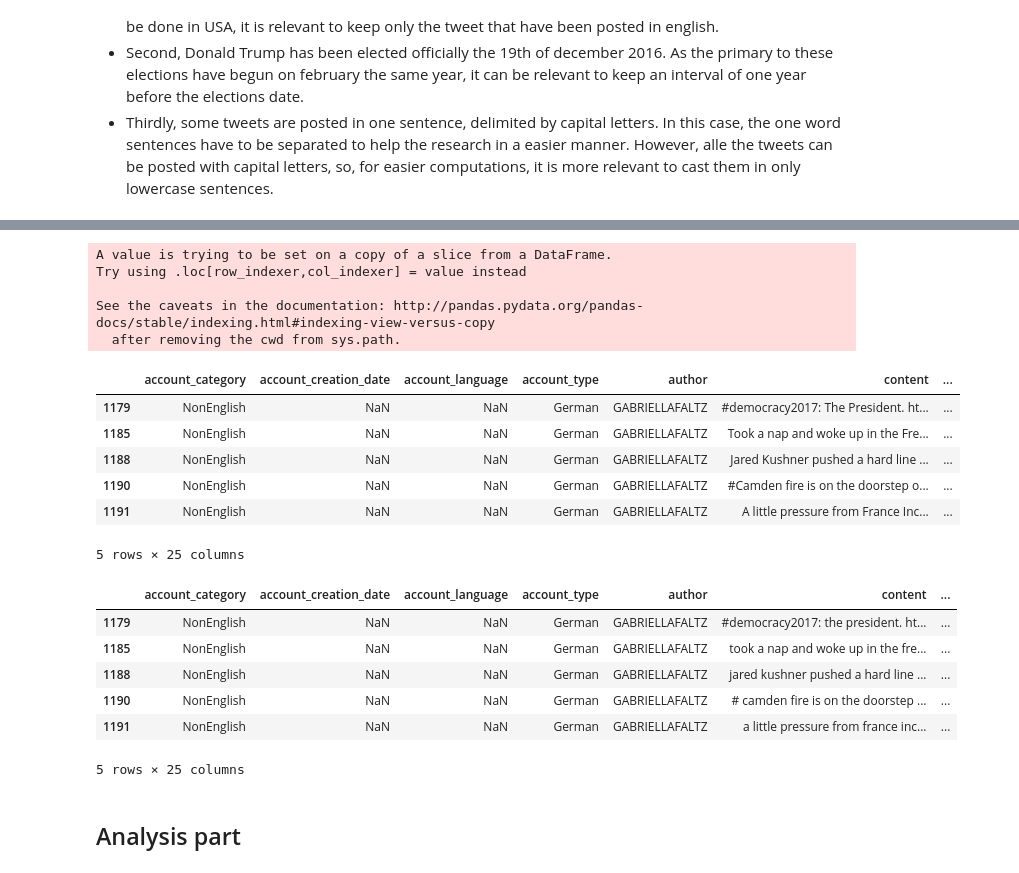
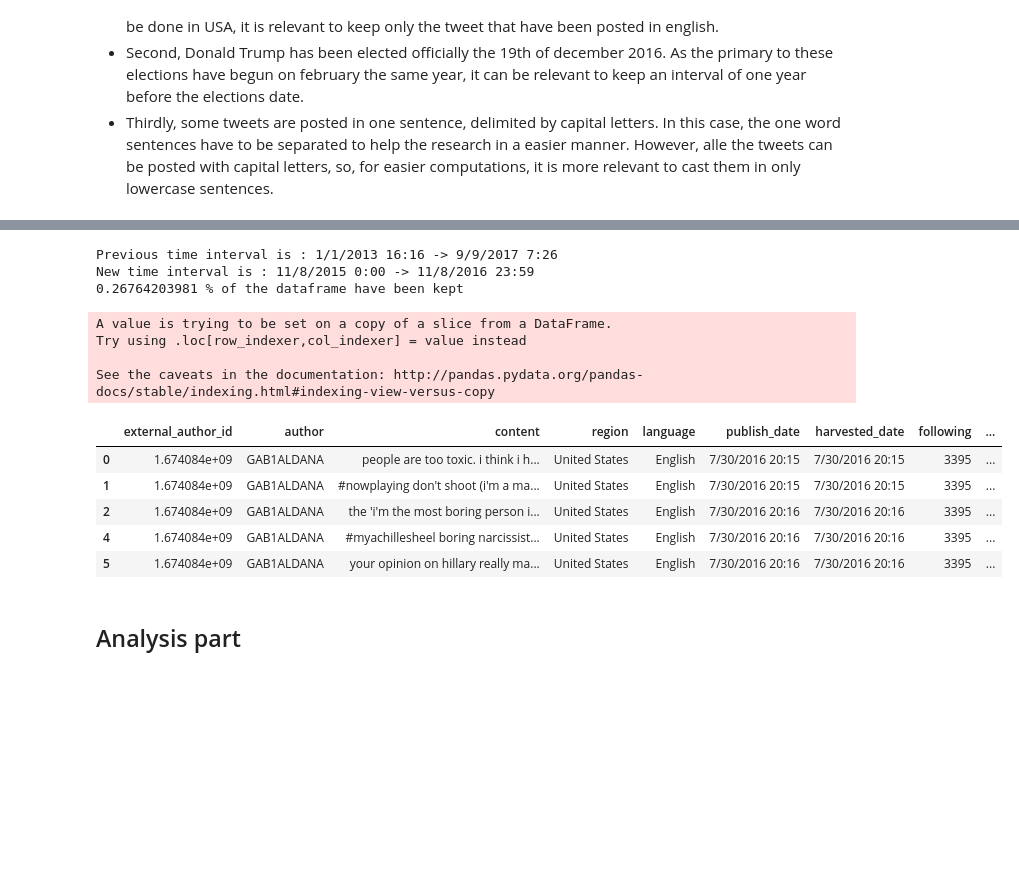
Before and after one commit to journeadrien/Project, a Jupyter notebook: python_code/project.ipynb, the cells around one changed output, grey strips where cells are left out. Cells and saved outputs as stored; diff of their text form; code cells hidden in the pictures; blank space fills up the shorter version.

```diff
--- a/python_code/project.ipynb
+++ b/python_code/project.ipynb
@@ -294,35 +293,40 @@ english_df.head()
-# %%
-# Keep only interesting dates
-end_date = 20161108
-
-english_df['publish_date'] = pd.to_datetime(english_df['publish_date'], format='%m/%d/%Y %H:%M')
-english_df = english_df[english_df['publish_date'].dt.year*10000+english_df['publish_date'].dt.month*100+english_df['publish_date'].dt.day >= end_date-10000]
-english_df = english_df[english_df['publish_date'].dt.year*10000+english_df['publish_date'].dt.month*100+english_df['publish_date'].dt.day >= end_date]
-
-english_df.head()
-# %% [output]
-A value is trying to be set on a copy of a slice from a DataFrame.
-Try using .loc[row_indexer,col_indexer] = value instead
-
-See the caveats in the documentation: http://pandas.pydata.org/pandas-docs/stable/indexing.html#indexing-view-versus-copy
-  after removing the cwd from sys.path.
-|  | account_category | account_creation_date | account_language | account_type | author | content | ... |
-| 1179 | NonEnglish | NaN | NaN | German | GABRIELLAFALTZ | #democracy2017: The President. ht... | ... |
-| 1185 | NonEnglish | NaN | NaN | German | GABRIELLAFALTZ | Took a nap and woke up in the Fre... | ... |
-| 1188 | NonEnglish | NaN | NaN | German | GABRIELLAFALTZ | Jared Kushner pushed a hard line ... | ... |
-| 1190 | NonEnglish | NaN | NaN | German | GABRIELLAFALTZ | #Camden fire is on the doorstep o... | ... |
-| 1191 | NonEnglish | NaN | NaN | German | GABRIELLAFALTZ | A little pressure from France Inc... | ... |
-5 rows × 25 columns
+# %%
+# Keep only interesting time interval
+start_date = '11/8/2015 00:00'
+end_date = '11/8/2016 23:59'
+
+print('Previous time interval is : {} -> {}'.format(english_df['publish_date'].min(), \
+                                                    english_df['publish_date'].max()))
+
+old_N = english_df.shape[0]
+
+english_df = english_df[english_df['publish_date'] <= end_date]
+english_df = english_df[english_df['publish_date'] >= start_date]
+
+print('New time interval is : {} -> {}'.format(english_df['publish_date'].min(), \
+                                               english_df['publish_date'].max()))
+new_N = english_df.shape[0]
+print('{} % of the dataframe have been kept'.format(float(new_N)/float(old_N)*100))
+# %% [output]
+Previous time interval is : 1/1/2013 16:16 -> 9/9/2017 7:26
+New time interval is : 11/8/2015 0:00 -> 11/8/2016 23:59
+0.26764203981 % of the dataframe have been kept
 # %%
 # Separate one word sentences and cast it to lowercase characters
-english_df['content'] = english_df.apply(lambda x : (' '.join(re.sub( r"([A-Z])", r" \1", x['content']).split())).lower(), axis=1)
+#english_df['content'] = english_df.apply(lambda x : (' '.join(re.sub( r"([A-Z])", r" \1", x['content']).split())).lower(), axis=1)
 #english_df['content'] = english_df.apply(lambda x : x['content'].lower(), axis=1)
+#english_df.head()
+# Only cast it to lowercase characters
+english_df['content'] = english_df.apply(lambda x : str(x['content']).lower(), axis=1)
 english_df.head()
 # %% [output]
+A value is trying to be set on a copy of a slice from a DataFrame.
+Try using .loc[row_indexer,col_indexer] = value instead
+
+See the caveats in the documentation: http://pandas.pydata.org/pandas-docs/stable/indexing.html#indexing-view-versus-copy
-|  | account_category | account_creation_date | account_language | account_type | author | content | ... |
-| 1179 | NonEnglish | NaN | NaN | German | GABRIELLAFALTZ | #democracy2017: the president. ht... | ... |
-| 1185 | NonEnglish | NaN | NaN | German | GABRIELLAFALTZ | took a nap and woke up in the fre... | ... |
-| 1188 | NonEnglish | NaN | NaN | German | GABRIELLAFALTZ | jared kushner pushed a hard line ... | ... |
-| 1190 | NonEnglish | NaN | NaN | German | GABRIELLAFALTZ | # camden fire is on the doorstep ... | ... |
-| 1191 | NonEnglish | NaN | NaN | German | GABRIELLAFALTZ | a little pressure from france inc... | ... |
+|  | external_author_id | author | content | region | language | publish_date | harvested_date | following | ... |
+| 0 | 1.674084e+09 | GAB1ALDANA | people are too toxic. i think i h... | United States | English | 7/30/2016 20:15 | 7/30/2016 20:15 | 3395 | ... |
+| 1 | 1.674084e+09 | GAB1ALDANA | #nowplaying don't shoot (i'm a ma... | United States | English | 7/30/2016 20:15 | 7/30/2016 20:15 | 3395 | ... |
+| 2 | 1.674084e+09 | GAB1ALDANA | the 'i'm the most boring person i... | United States | English | 7/30/2016 20:16 | 7/30/2016 20:16 | 3395 | ... |
+| 4 | 1.674084e+09 | GAB1ALDANA | #myachillesheel boring narcissist... | United States | English | 7/30/2016 20:16 | 7/30/2016 20:16 | 3395 | ... |
+| 5 | 1.674084e+09 | GAB1ALDANA | your opinion on hillary really ma... | United States | English | 7/30/2016 20:16 | 7/30/2016 20:16 | 3395 | ... |
-5 rows × 25 columns
```
Also changed, not shown: parts of 26 cells of this notebook.
